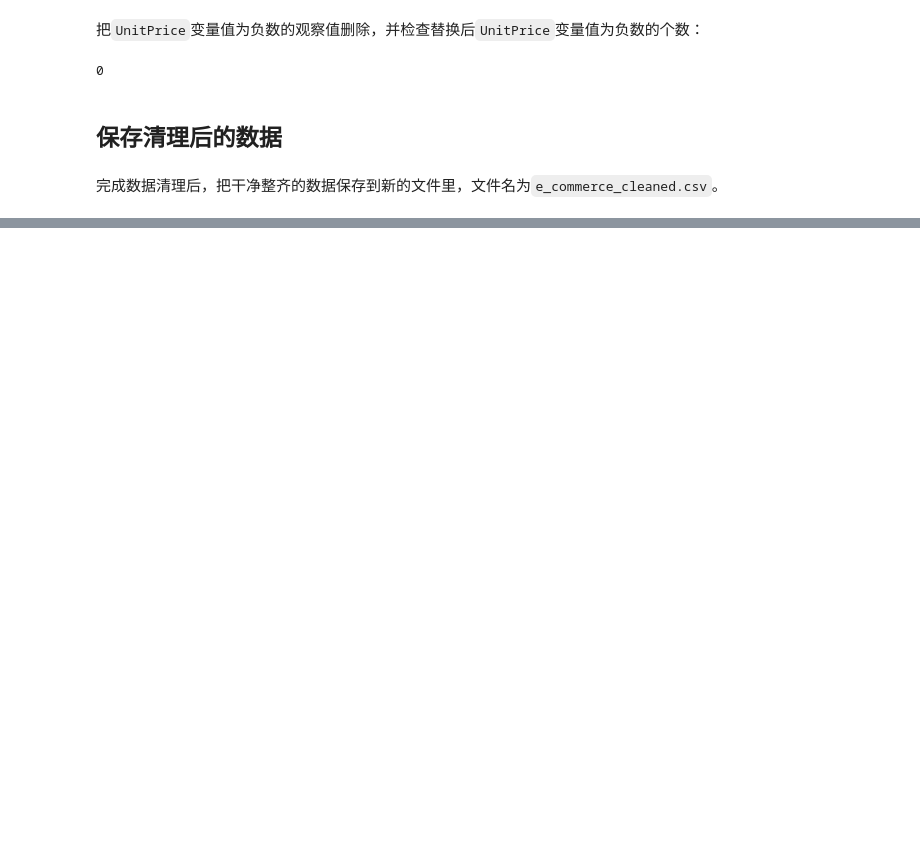
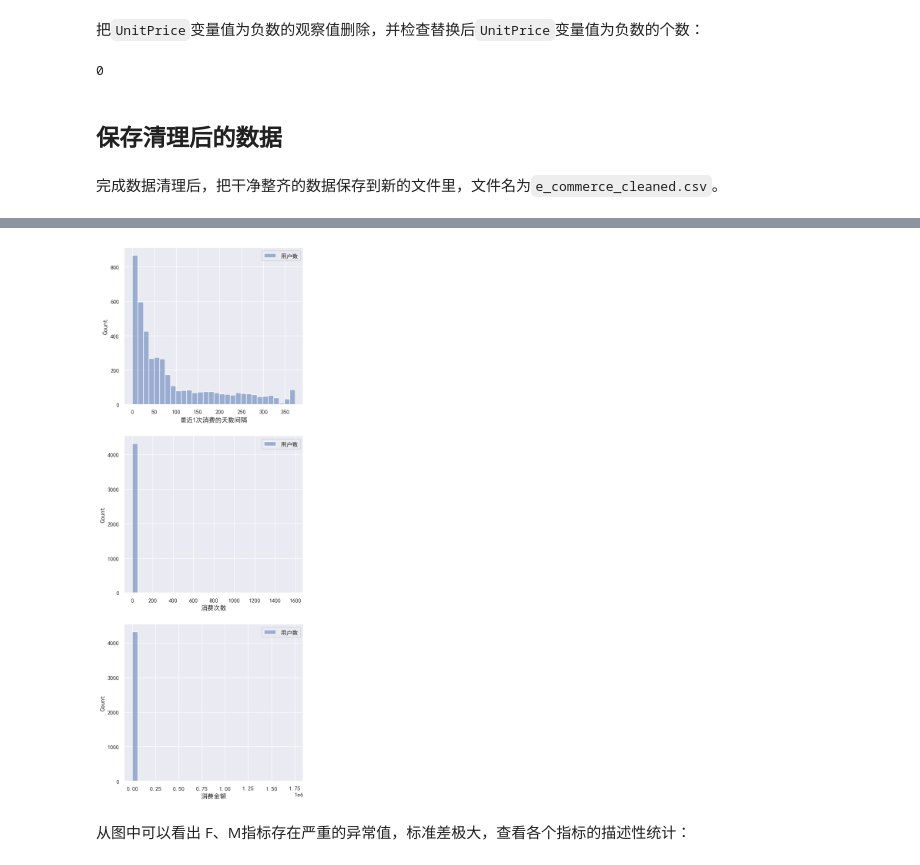
Before and after one commit to Xueyuhao666/E-commerce-Sales-Data-Evaluation-Project, a Jupyter notebook: 评估和清理电商销售数据.ipynb, the cells around one changed output, grey strips where cells are left out. Saved outputs shown, nothing was run; the diff lists cells and outputs as text; code cells hidden in the pictures; blank space fills up the shorter version.

```diff
--- a/评估和清理电商销售数据.ipynb
+++ b/评估和清理电商销售数据.ipynb
@@ -394,0 +695,3 @@ pd.read_csv("e_commerce_cleaned.csv").head()
+# %%
+customer_latest=data.groupby('CustomerID')['InvoiceDate'].max()
+customer_latest
@@ -394,0 +714,4 @@ pd.read_csv("e_commerce_cleaned.csv").head()
+# %%
+
+R=(data['InvoiceDate'].max()-customer_latest).dt.days.reset_index()
+R
@@ -394,0 +734,3 @@ pd.read_csv("e_commerce_cleaned.csv").head()
+# %%
+F=customer_buy_freqency.reset_index()
+F
@@ -394,0 +751,3 @@ pd.read_csv("e_commerce_cleaned.csv").head()
+# %%
+M=data.groupby('CustomerID')['单次消费金额'].sum().reset_index()
+M
@@ -394,0 +810,27 @@ pd.read_csv("e_commerce_cleaned.csv").head()
+# %%
+
+
+# 设置支持中文的字体
+plt.rcParams['font.family'] = 'SimHei'
+
+# 解决负号显示问题
+plt.rcParams['axes.unicode_minus'] = False
+plt.figure(figsize=(6,18))
+plt.subplot(3, 1, 1)
+sns.histplot(R,bins=30)
+plt.xlabel('最近1次消费的天数间隔')
+plt.legend(['用户数'],loc='upper right')
+plt.subplot(3, 1, 2)
+sns.histplot(F,bins=30)
+plt.xlabel('消费次数')
+plt.legend(['用户数'],loc='upper right')
+plt.subplot(3, 1, 3)
+sns.histplot(M,bins=30)
+plt.xlabel('消费金额')
+plt.legend(['用户数'],loc='upper right')
+
+plt.show()
+# %% [output]
+[figure, added]
+# %% [markdown]
+从图中可以看出 F、M指标存在严重的异常值，标准差极大，查看各个指标的描述性统计：
```
Also changed, not shown: parts of 64 cells of this notebook.
